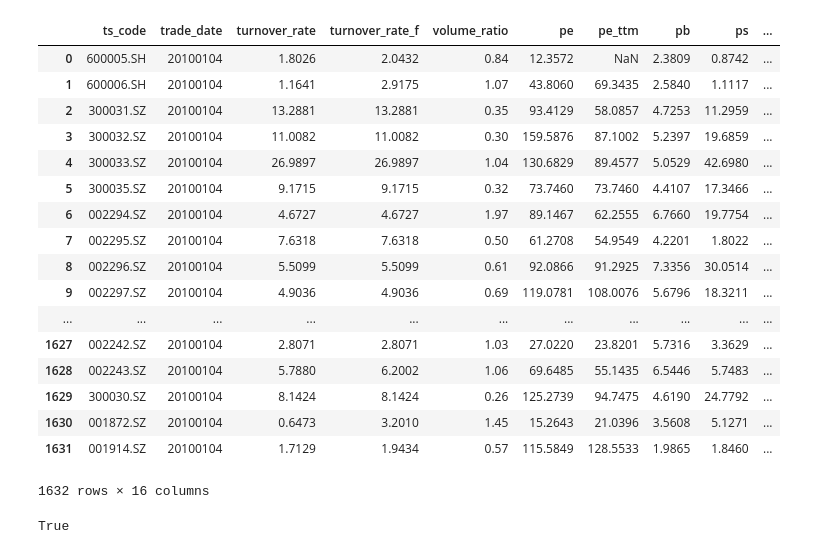
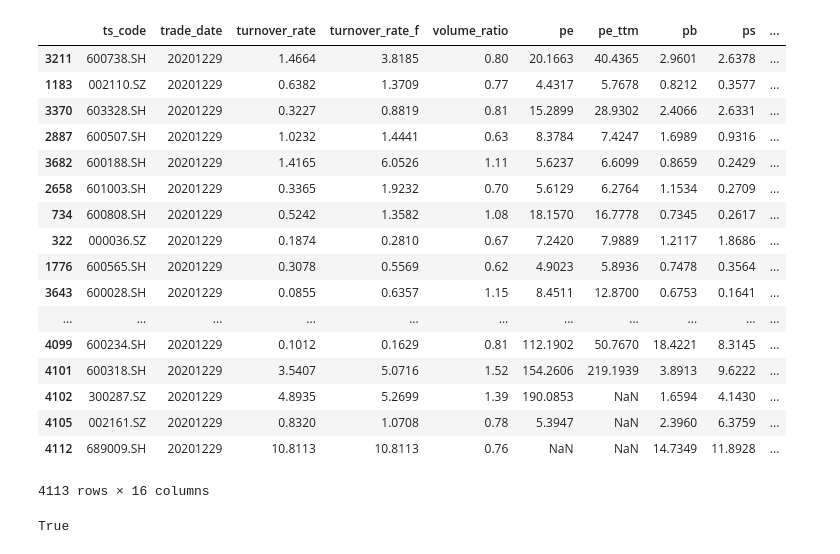
Before and after one commit to asanasdake/trade, a Jupyter notebook: test.ipynb, the cells around one changed output. Drawn from its saved outputs; the diff is of its cells as text; code cells hidden in the pictures.

Commit message:
value bounds

```diff
--- a/test.ipynb
+++ b/test.ipynb
@@ -1,30 +1,33 @@
 # %%
 from tushare.pro import data_pro as ts
 import pandas as pd
 
+
+
 pro = ts.pro_api()
 fields = 'ts_code,trade_date,turnover_rate,turnover_rate_f,volume_ratio,pe,pe_ttm,pb,ps,ps_ttm,dv_ratio,dv_ttm,total_share,float_share,total_mv,circ_mv'
-df = pro.daily_basic(trade_date = '20100104', fields = fields)
-df
+df = pro.daily_basic(trade_date = '20201229', fields = fields)
+
+df.sort_values('dv_ratio', ascending=False)
 # %% [output]
 |  | ts_code | trade_date | turnover_rate | turnover_rate_f | volume_ratio | pe | pe_ttm | pb | ps | ... |
-| 0 | 600005.SH | 20100104 | 1.8026 | 2.0432 | 0.84 | 12.3572 | NaN | 2.3809 | 0.8742 | ... |
-| 1 | 600006.SH | 20100104 | 1.1641 | 2.9175 | 1.07 | 43.8060 | 69.3435 | 2.5840 | 1.1117 | ... |
-| 2 | 300031.SZ | 20100104 | 13.2881 | 13.2881 | 0.35 | 93.4129 | 58.0857 | 4.7253 | 11.2959 | ... |
-| 3 | 300032.SZ | 20100104 | 11.0082 | 11.0082 | 0.30 | 159.5876 | 87.1002 | 5.2397 | 19.6859 | ... |
-| 4 | 300033.SZ | 20100104 | 26.9897 | 26.9897 | 1.04 | 130.6829 | 89.4577 | 5.0529 | 42.6980 | ... |
-| 5 | 300035.SZ | 20100104 | 9.1715 | 9.1715 | 0.32 | 73.7460 | 73.7460 | 4.4107 | 17.3466 | ... |
-| 6 | 002294.SZ | 20100104 | 4.6727 | 4.6727 | 1.97 | 89.1467 | 62.2555 | 6.7660 | 19.7754 | ... |
-| 7 | 002295.SZ | 20100104 | 7.6318 | 7.6318 | 0.50 | 61.2708 | 54.9549 | 4.2201 | 1.8022 | ... |
-| 8 | 002296.SZ | 20100104 | 5.5099 | 5.5099 | 0.61 | 92.0866 | 91.2925 | 7.3356 | 30.0514 | ... |
-| 9 | 002297.SZ | 20100104 | 4.9036 | 4.9036 | 0.69 | 119.0781 | 108.0076 | 5.6796 | 18.3211 | ... |
+| 3211 | 600738.SH | 20201229 | 1.4664 | 3.8185 | 0.80 | 20.1663 | 40.4365 | 2.9601 | 2.6378 | ... |
+| 1183 | 002110.SZ | 20201229 | 0.6382 | 1.3709 | 0.77 | 4.4317 | 5.7678 | 0.8212 | 0.3577 | ... |
+| 3370 | 603328.SH | 20201229 | 0.3227 | 0.8819 | 0.81 | 15.2899 | 28.9302 | 2.4066 | 2.6331 | ... |
+| 2887 | 600507.SH | 20201229 | 1.0232 | 1.4441 | 0.63 | 8.3784 | 7.4247 | 1.6989 | 0.9316 | ... |
+| 3682 | 600188.SH | 20201229 | 1.4165 | 6.0526 | 1.11 | 5.6237 | 6.6099 | 0.8659 | 0.2429 | ... |
+| 2658 | 601003.SH | 20201229 | 0.3365 | 1.9232 | 0.70 | 5.6129 | 6.2764 | 1.1534 | 0.2709 | ... |
+| 734 | 600808.SH | 20201229 | 0.5242 | 1.3582 | 1.08 | 18.1570 | 16.7778 | 0.7345 | 0.2617 | ... |
+| 322 | 000036.SZ | 20201229 | 0.1874 | 0.2810 | 0.67 | 7.2420 | 7.9889 | 1.2117 | 1.8686 | ... |
+| 1776 | 600565.SH | 20201229 | 0.3078 | 0.5569 | 0.62 | 4.9023 | 5.8936 | 0.7478 | 0.3564 | ... |
+| 3643 | 600028.SH | 20201229 | 0.0855 | 0.6357 | 1.15 | 8.4511 | 12.8700 | 0.6753 | 0.1641 | ... |
 | ... | ... | ... | ... | ... | ... | ... | ... | ... | ... | ... |
-| 1627 | 002242.SZ | 20100104 | 2.8071 | 2.8071 | 1.03 | 27.0220 | 23.8201 | 5.7316 | 3.3629 | ... |
-| 1628 | 002243.SZ | 20100104 | 5.7880 | 6.2002 | 1.06 | 69.6485 | 55.1435 | 6.5446 | 5.7483 | ... |
-| 1629 | 300030.SZ | 20100104 | 8.1424 | 8.1424 | 0.26 | 125.2739 | 94.7475 | 4.6190 | 24.7792 | ... |
-| 1630 | 001872.SZ | 20100104 | 0.6473 | 3.2010 | 1.45 | 15.2643 | 21.0396 | 3.5608 | 5.1271 | ... |
-| 1631 | 001914.SZ | 20100104 | 1.7129 | 1.9434 | 0.57 | 115.5849 | 128.5533 | 1.9865 | 1.8460 | ... |
+| 4099 | 600234.SH | 20201229 | 0.1012 | 0.1629 | 0.81 | 112.1902 | 50.7670 | 18.4221 | 8.3145 | ... |
+| 4101 | 600318.SH | 20201229 | 3.5407 | 5.0716 | 1.52 | 154.2606 | 219.1939 | 3.8913 | 9.6222 | ... |
+| 4102 | 300287.SZ | 20201229 | 4.8935 | 5.2699 | 1.39 | 190.0853 | NaN | 1.6594 | 4.1430 | ... |
+| 4105 | 002161.SZ | 20201229 | 0.8320 | 1.0708 | 0.78 | 5.3947 | NaN | 2.3960 | 6.3759 | ... |
+| 4112 | 689009.SH | 20201229 | 10.8113 | 10.8113 | 0.76 | NaN | NaN | 14.7349 | 11.8928 | ... |
-1632 rows × 16 columns
+4113 rows × 16 columns
 # %%
 a = '1234'
 a.isdigit()
```
Also changed, not shown: 3 other files.
